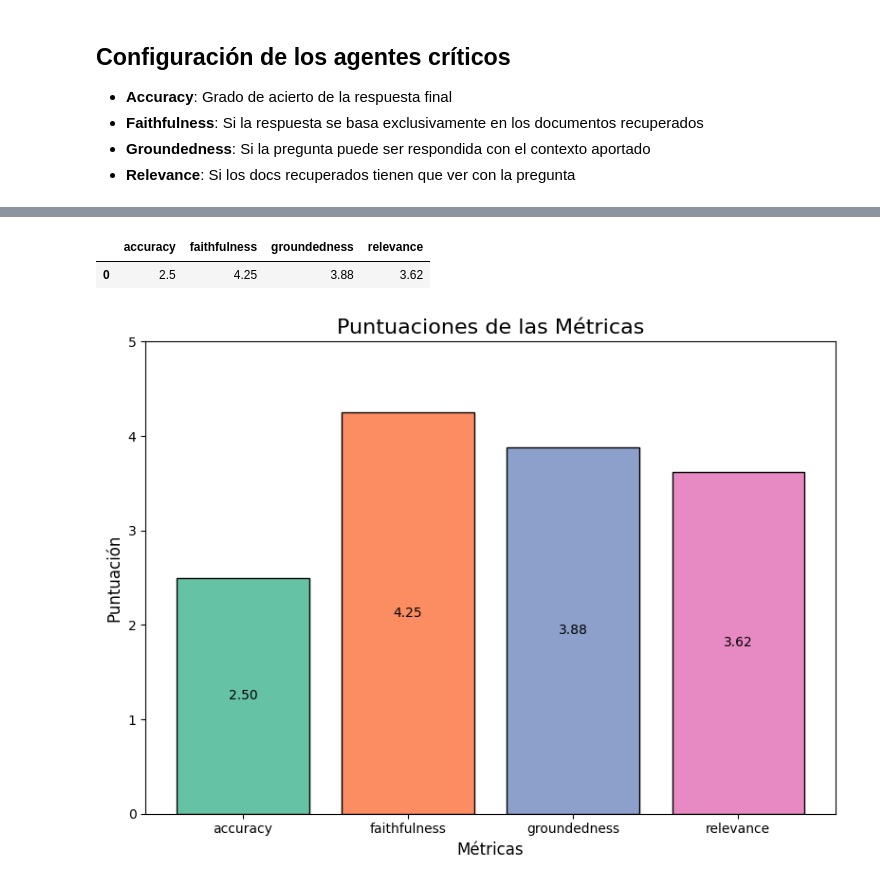
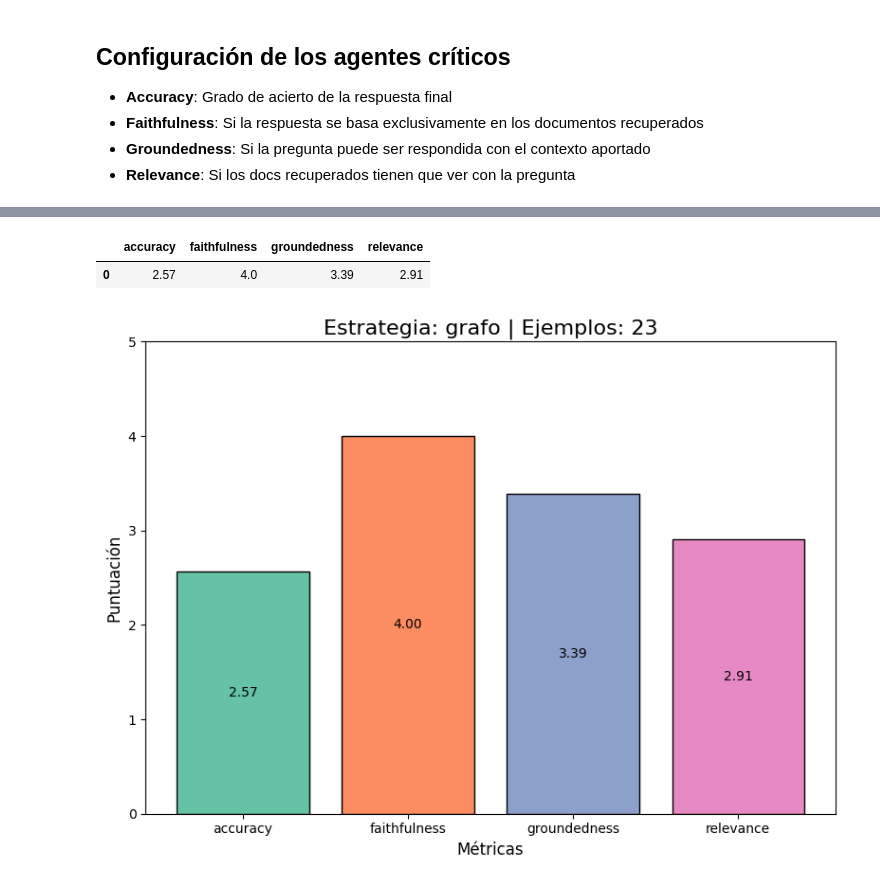
Before and after one commit to Valenz23/GeneRAG, a Jupyter notebook: rag_eval.ipynb, the cells around one changed output, grey strips where cells are left out. Saved outputs shown, nothing was run; the diff lists cells and outputs as text; code cells hidden in the pictures.

Commit message:
update eval notebook
updated eval jupyter notebook with search strategies
added images with eval results
updated requirements file

```diff
--- a/rag_eval.ipynb
+++ b/rag_eval.ipynb
@@ -29,13 +29,14 @@ llm = ChatMistralAI(
     random_seed=12345
 )
 
-chatbot = Chatbot(chroma_directory="chroma")
+search_type = "grafo" # ["similarity", "mmr", "tfidf", "bm25", "grafo"]
+chatbot = Chatbot(chroma_directory="chroma", search_type=search_type)
 # %% [markdown]
 Cargamos una muestra de nuestro dataset
 # %%
-df = pd.read_csv("eval/preguntas_mistral_plus.csv", on_bad_lines="skip")
+df = pd.read_csv("eval/test - preguntas_mistral_plus.csv", on_bad_lines="skip")
 df_shuffle = df.sample(frac=1, random_state=12345)
-test_sample = df_shuffle.head(10)
+test_sample = df_shuffle.head(25)
 # %%
 test_sample
 # %% [output]
@@ -142,12 +149,14 @@ columns = [
 
 eval_rag = []
 
+sleep = 2
+
 for index, row in tqdm(test_sample.iterrows(), desc="Evaluando el RAG", total=len(test_sample), unit="preguntas"):
     pregunta = row["Pregunta"]
     respuesta = row["Respuesta"]
     contexto = row["Contexto"]
 
-    time.sleep(1) # Espera para evitar sobrecargar el servidor
+    time.sleep(sleep) # Espera para evitar sobrecargar el servidor
 
     respuesta_generada, docs_recuperados = get_response(pregunta, chatbot)
 
@@ -168,7 +177,7 @@ for index, row in tqdm(test_sample.iterrows(), desc="Evaluando el RAG", total=le
 
         for criterion, evaluation in evaluations.items():
 
-            time.sleep(1) # Espera para evitar sobrecargar el servidor
+            time.sleep(sleep) # Espera para evitar sobrecargar el servidor
 
             chain = llm | StrOutputParser()
             response = chain.invoke(evaluation)
@@ -202,7 +219,7 @@ scores_df = scores_df.to_frame().transpose()
 scores_df
 # %% [output]
 |  | accuracy | faithfulness | groundedness | relevance |
-| 0 | 2.5 | 4.25 | 3.88 | 3.62 |
+| 0 | 2.57 | 4.0 | 3.39 | 2.91 |
 # %%
 %matplotlib inline
 # %%
@@ -217,33 +234,36 @@ data.columns = ["Puntuación"]
 colors = sns.color_palette("Set2", n_colors=len(data))
 
 # Crear la figura
 plt.figure(figsize=(8, 6))
 
 # Crear el gráfico de barras
 bars = plt.bar(data.index, data["Puntuación"], color=colors, edgecolor='black')
 
 # Añadir etiquetas centradas dentro de cada barra
 for bar in bars:
     height = bar.get_height()
     plt.text(
         bar.get_x() + bar.get_width() / 2,
         height / 2,
         f"{height:.2f}",
         ha='center',
         va='center',
         fontsize=10,
         color='black'
     )
 
+num_rows = len(eval_rag_df)
+
 # Personalizar la gráfica
-plt.title("Puntuaciones de las Métricas", fontsize=16)
+plt.title(f"Estrategia: {search_type} | Ejemplos: {num_rows}", fontsize=16)
 plt.xlabel("Métricas", fontsize=12)
 plt.ylabel("Puntuación", fontsize=12)
 plt.ylim(0, 5)
 plt.xticks(rotation=0)
 plt.tight_layout()
 
-# Mostrar la gráfica
+# Guardar y mostrar la gráfica
+plt.savefig(f"images/eval_{search_type}.png", dpi=300, bbox_inches="tight")
 plt.show()
 # %% [output]
-[figure, old version]
+[figure, new version]
```
Also changed, not shown: parts of 2 cells of this notebook, 6 other files.
